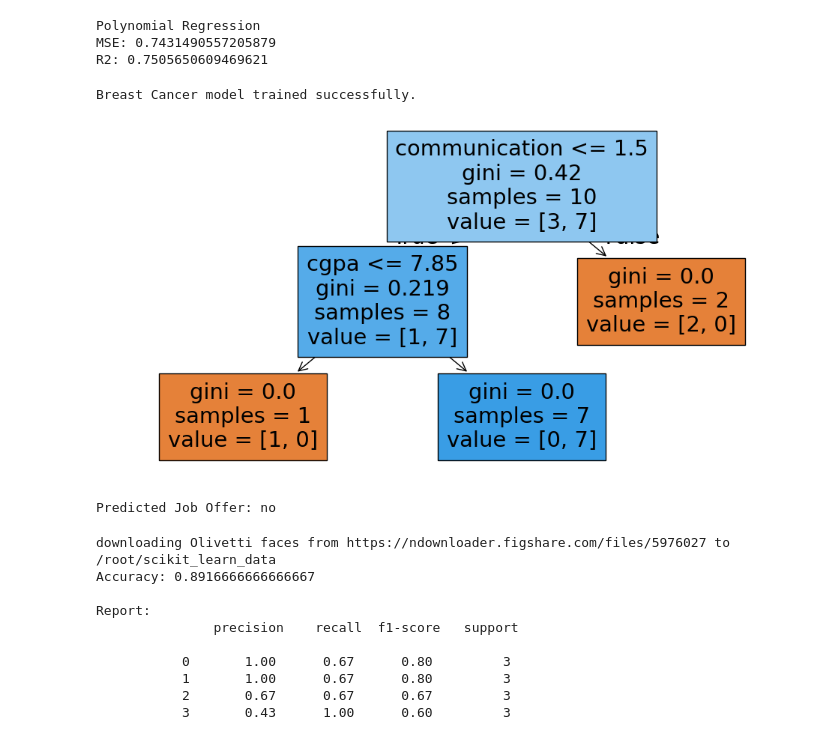
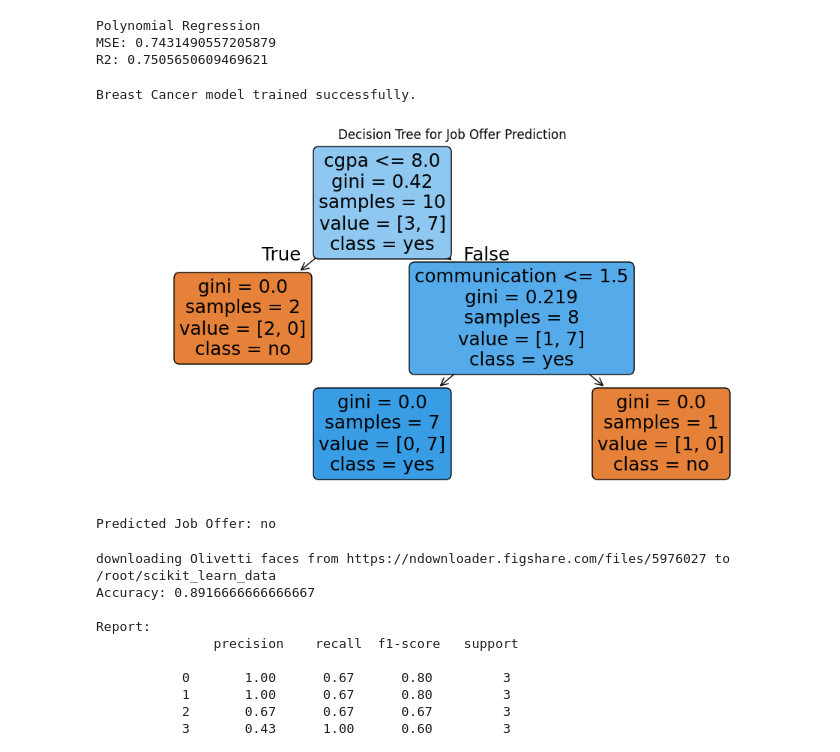
Before and after one commit to spandana-aithal/Machine-Learning, a Jupyter notebook: Copy_of_Untitled6.ipynb, the cells around one changed output. Cells and saved outputs as stored; diff of their text form; code cells hidden in the pictures.

```diff
--- a/Copy_of_Untitled6.ipynb
+++ b/Copy_of_Untitled6.ipynb
@@ -325,51 +324,60 @@ R2: 0.7505650609469621
 # %%
 import pandas as pd
 import matplotlib.pyplot as plt
 from sklearn.datasets import load_breast_cancer
 from sklearn.tree import DecisionTreeClassifier, plot_tree
 from sklearn.preprocessing import LabelEncoder
 
-# -------- Breast Cancer Model --------
-data = load_breast_cancer()
-model = DecisionTreeClassifier(max_depth=4)
-model.fit(data.data, data.target)
+# Breast Cancer Dataset (as mentioned in the question)
+cancer = load_breast_cancer()
+bc_model = DecisionTreeClassifier(max_depth=4)
+bc_model.fit(cancer.data, cancer.target)
 
 print("Breast Cancer model trained successfully.")
 
-# -------- Sample Dataset --------
+# Job Offer Dataset
 df = pd.DataFrame({
     'cgpa':[9.2,8.5,9.0,7.5,8.2,9.1,7.8,9.3,8.4,8.6],
     'interactiveness':['yes','no','no','no','yes','yes','yes','yes','no','yes'],
-    'practical':['verygood','good','average','average','good','good','good','verygood','good','average'],
-    'communication':['good','moderate','poor','good','moderate','moderate','poor','good','good','good'],
+    'practical':['verygood','good','average','average','good',
+                 'good','good','verygood','good','average'],
+    'communication':['good','moderate','poor','good','moderate',
+                     'moderate','poor','good','good','good'],
     'job_offer':['yes','yes','no','no','yes','yes','no','yes','yes','yes']
 })
 
 # Encode categorical data
-enc = LabelEncoder()
-for col in df.columns[1:]:
-    df[col] = enc.fit_transform(df[col])
+for col in ['interactiveness','practical','communication','job_offer']:
+    df[col] = LabelEncoder().fit_transform(df[col])
 
 X = df.drop('job_offer', axis=1)
 y = df['job_offer']
 
-# Train model
-model2 = DecisionTreeClassifier(max_depth=4, random_state=0)
-model2.fit(X, y)
+# Train Decision Tree
+model = DecisionTreeClassifier(max_depth=4)
+model.fit(X, y)
 
-# -------- Plot Tree --------
+# Plot Tree (matches manual output style)
 plt.figure(figsize=(12,6))
-plot_tree(model2, feature_names=X.columns, filled=True)
+plot_tree(model,
+          feature_names=X.columns,
+          class_names=['no','yes'],
+          filled=True,
+          rounded=True)
+
+plt.title("Decision Tree for Job Offer Prediction")
 plt.show()
 
-# -------- Predict New Sample --------
-test = pd.DataFrame([[6.5, 1, 1, 1]], columns=X.columns)  # encoded values
-pred = model2.predict(test)
+# Classify New Example
+test = pd.DataFrame([[6.5,1,1,1]], columns=X.columns)
 
-print("Predicted Job Offer:", "yes" if pred[0]==1 else "no")
+pred = model.predict(test)
+
+print("Predicted Job Offer:",
+      "yes" if pred[0] == 1 else "no")
 # %% [output]
 Breast Cancer model trained successfully.
-[figure, old version]
+[figure, new version]
 Predicted Job Offer: no
 # %%
 import matplotlib.pyplot as plt
```
Also changed, not shown: parts of 2 cells of this notebook.
